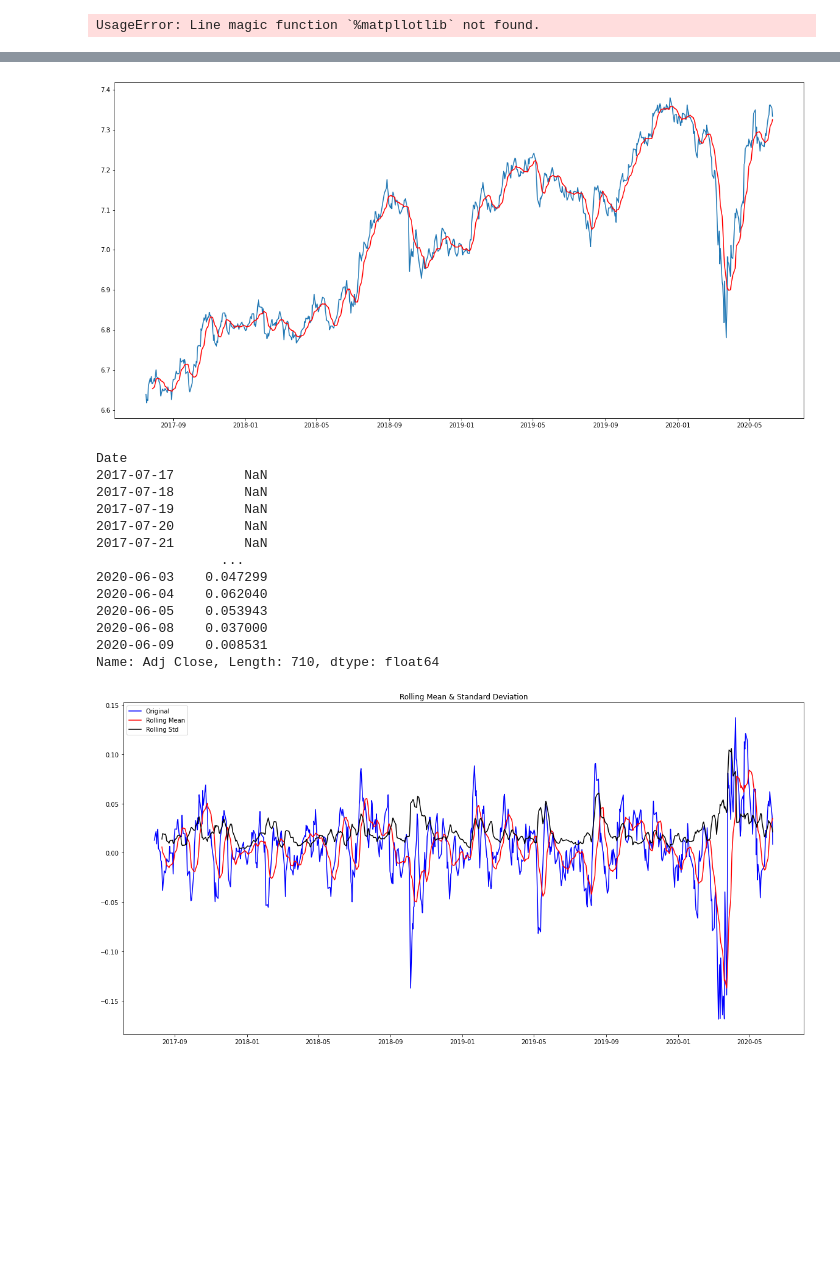
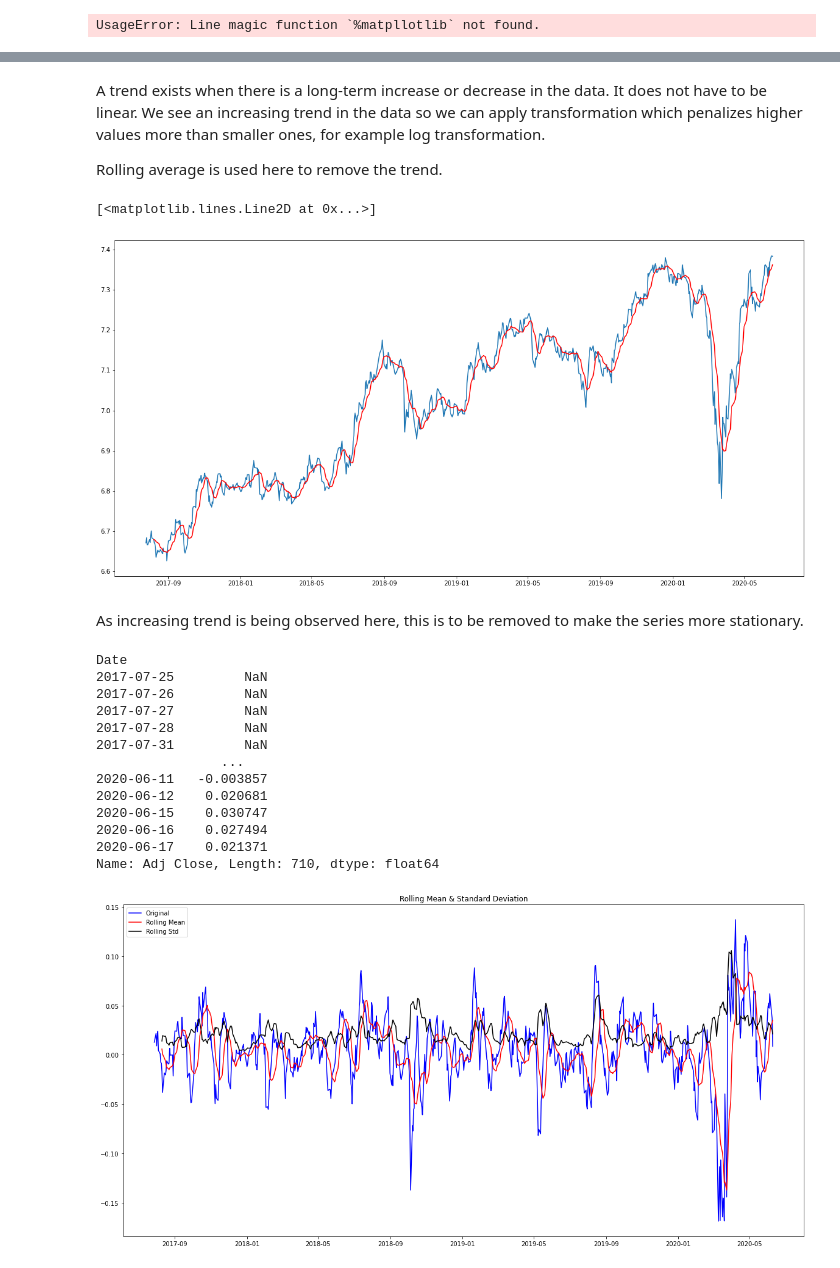
Before and after one commit to sumanswati000/Time-Series-Analysis, a Jupyter notebook: Time series analysis.ipynb, the cells around one changed output, grey strips where cells are left out. Drawn from its saved outputs; the diff is of its cells as text; code cells hidden in the pictures; blank space fills up the shorter version.

```diff
--- a/Time series analysis.ipynb
+++ b/Time series analysis.ipynb
@@ -51,2 +52,0 @@ data.shape
-# %%
-train = data['Adj Close'].iloc[:710]
@@ -135,31 +156,38 @@ As we can see that test statistic is greater than critical values, therefore the
+# %% [markdown]
+A trend exists when there is a long-term increase or decrease in the data. It does not have to be linear. We see an increasing trend in the data so we can apply transformation which penalizes higher values more than smaller ones, for example log transformation.
+
+Rolling average is used here to remove the trend.
 # %%
 Train_log = np.log(train)
 valid_log = np.log(valid)
 moving_avg = Train_log.rolling(10).mean()
 plt.plot(Train_log)
 plt.plot(moving_avg, color = 'red')
 
-plt.plot(df_log, 'green', label='Train data')
-plt.plot(test_data, 'blue', label='Test data')
-plt.show()
+# plt.plot(df_log, 'green', label='Train data')
+# plt.plot(test_data, 'blue', label='Test data')
+# plt.show()
 # %% [output]
+[<matplotlib.lines.Line2D at 0x...>]
-[figure, old version]
+[figure, new version]
+# %% [markdown]
+As increasing trend is being observed here, this is to be removed to make the series more stationary.
 # %%
 train_log_moving_avg_diff = Train_log - moving_avg
 train_log_moving_avg_diff
 # %% [output]
 Date
-2017-07-17         NaN
-2017-07-18         NaN
-2017-07-19         NaN
-2017-07-20         NaN
-2017-07-21         NaN
+2017-07-25         NaN
+2017-07-26         NaN
+2017-07-27         NaN
+2017-07-28         NaN
+2017-07-31         NaN
                 ...
-2020-06-03    0.047299
-2020-06-04    0.062040
-2020-06-05    0.053943
-2020-06-08    0.037000
-2020-06-09    0.008531
+2020-06-11   -0.003857
+2020-06-12    0.020681
+2020-06-15    0.030747
+2020-06-16    0.027494
+2020-06-17    0.021371
 Name: Adj Close, Length: 710, dtype: float64
 # %%
 train_log_moving_avg_diff.dropna(inplace = True)
```
Also changed, not shown: parts of 33 cells of this notebook.
